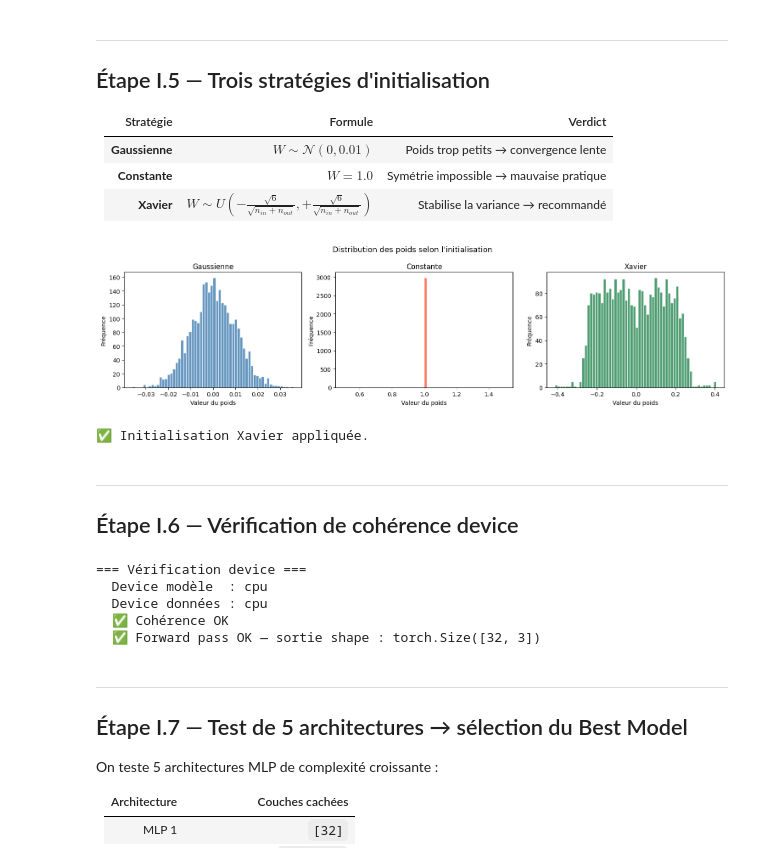
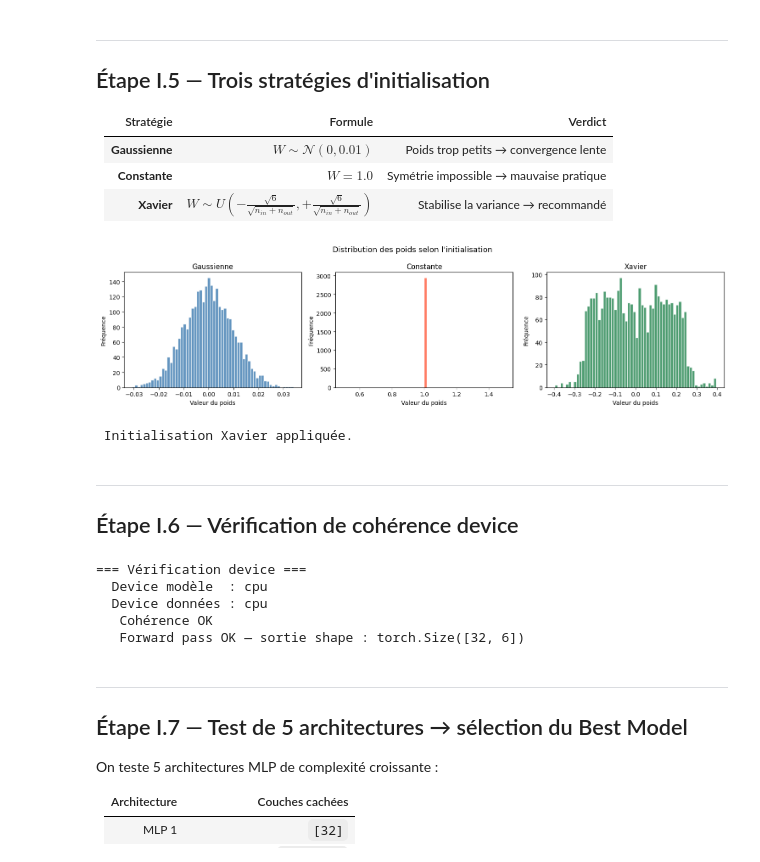
Before and after one commit to imaneND/PROJET_DEEP_LEARNING, a Jupyter notebook: Partie_I.ipynb, the cells around one changed output. Drawn from its saved outputs; the diff is of its cells as text; code cells hidden in the pictures.

```diff
--- a/Partie_I.ipynb
+++ b/Partie_I.ipynb
@@ -170,7 +185,7 @@ class MLP(nn.Module):
         return self.output_layer(x)
 
 
-model_custom = MLP(input_size=13, hidden_sizes=[64, 32], output_size=3).to(device)
+model_custom = MLP(input_size=11, hidden_sizes=[64, 32], output_size=6).to(device)
 print('Architecture classe personnalisée :')
 print(model_custom)
 print(f'\nNombre de paramètres : {sum(p.numel() for p in model_custom.parameters())}')
@@ -236,37 +251,37 @@ def init_gaussienne(module):
         nn.init.zeros_(module.bias)
 
 def init_constante(module):
     if isinstance(module, nn.Linear):
         nn.init.constant_(module.weight, 1.0)
         nn.init.zeros_(module.bias)
 
 def init_xavier(module):
     if isinstance(module, nn.Linear):
         nn.init.xavier_uniform_(module.weight)
         nn.init.zeros_(module.bias)
 
 
 # Visualisation des distributions
 fig, axes = plt.subplots(1, 3, figsize=(15, 4))
 configs = [
     ('Gaussienne', init_gaussienne, 'steelblue'),
     ('Constante',  init_constante,  'tomato'),
     ('Xavier',     init_xavier,     'seagreen')
 ]
 for ax, (titre, fn, color) in zip(axes, configs):
-    m = MLP(13, [64, 32], 3)
+    m = MLP(11, [64, 32], 6)
     m.apply(fn)
     weights = torch.cat([p.data.flatten() for name, p in m.named_parameters() if 'weight' in name])
     ax.hist(weights.numpy(), bins=60, color=color, edgecolor='white', alpha=0.85)
     ax.set_title(titre); ax.set_xlabel('Valeur du poids'); ax.set_ylabel('Fréquence')
 plt.suptitle('Distribution des poids selon l\'initialisation', fontsize=13)
 plt.tight_layout(); plt.show()
 
 model_custom.apply(init_xavier)
-print('✅ Initialisation Xavier appliquée.')
+print(' Initialisation Xavier appliquée.')
 # %% [output]
-[figure, old version]
+[figure, new version]
-✅ Initialisation Xavier appliquée.
+ Initialisation Xavier appliquée.
 # %% [markdown]
 ---
 ##  Étape I.6 — Vérification de cohérence device
@@ -283,20 +298,20 @@ print(f'  Device modèle  : {model_device}')
 print(f'  Device données : {sample_X.device}')
 
 if model_device == sample_X.device:
-    print('  ✅ Cohérence OK')
+    print('   Cohérence OK')
 else:
-    print('  ❌ Incohérence — appeler .to(device) sur modèle ET données')
+    print('   Incohérence — appeler .to(device) sur modèle ET données')
 
 model_custom.eval()
 with torch.no_grad():
     out = model_custom(sample_X)
-print(f'  ✅ Forward pass OK — sortie shape : {out.shape}')
+print(f'   Forward pass OK — sortie shape : {out.shape}')
 # %% [output]
 === Vérification device ===
   Device modèle  : cpu
   Device données : cpu
-  ✅ Cohérence OK
-  ✅ Forward pass OK — sortie shape : torch.Size([32, 3])
+   Cohérence OK
+   Forward pass OK — sortie shape : torch.Size([32, 6])
 # %% [markdown]
 ---
 ##  Étape I.7 — Test de 5 architectures → sélection du Best Model
```
Also changed, not shown: parts of 14 cells of this notebook, 2 other files.
